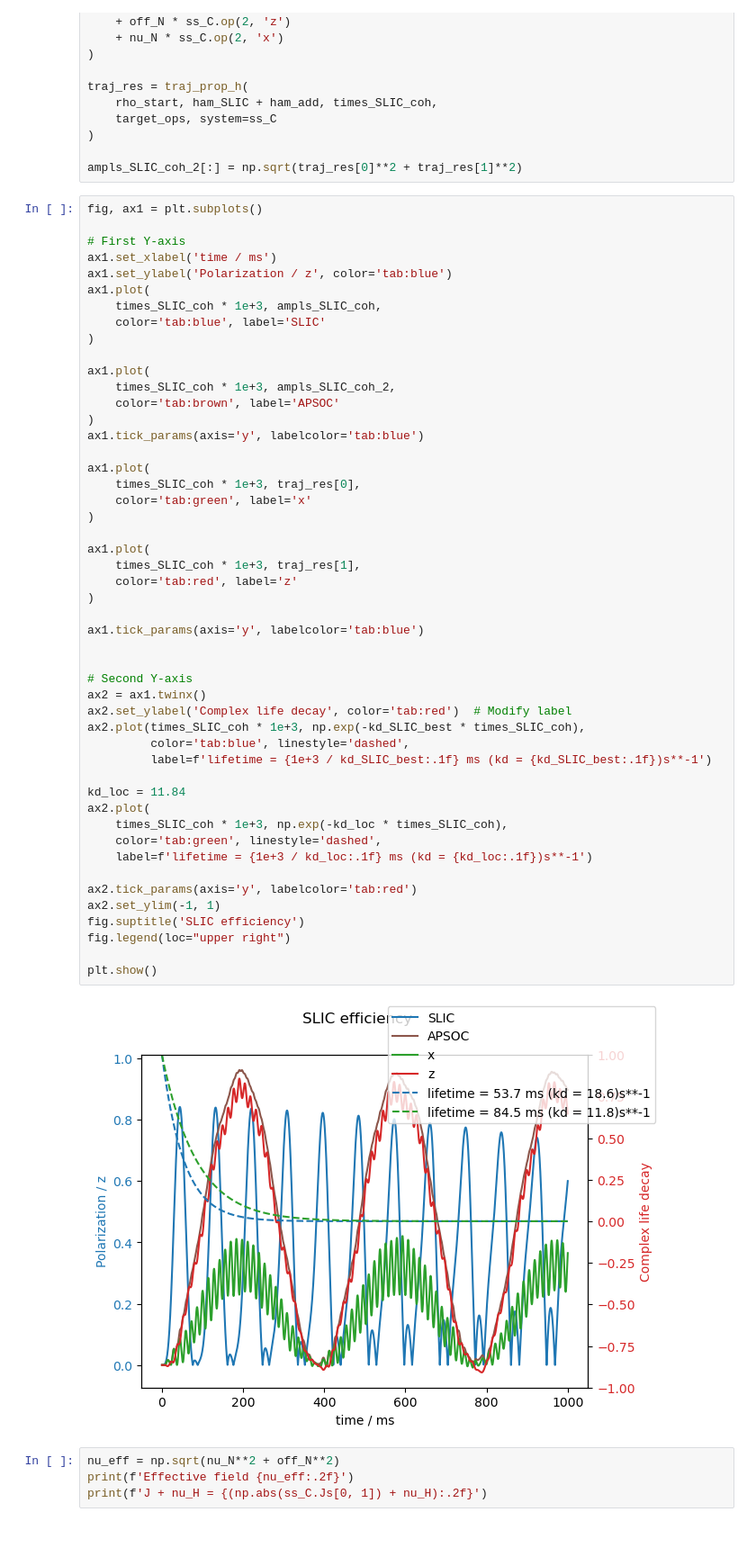
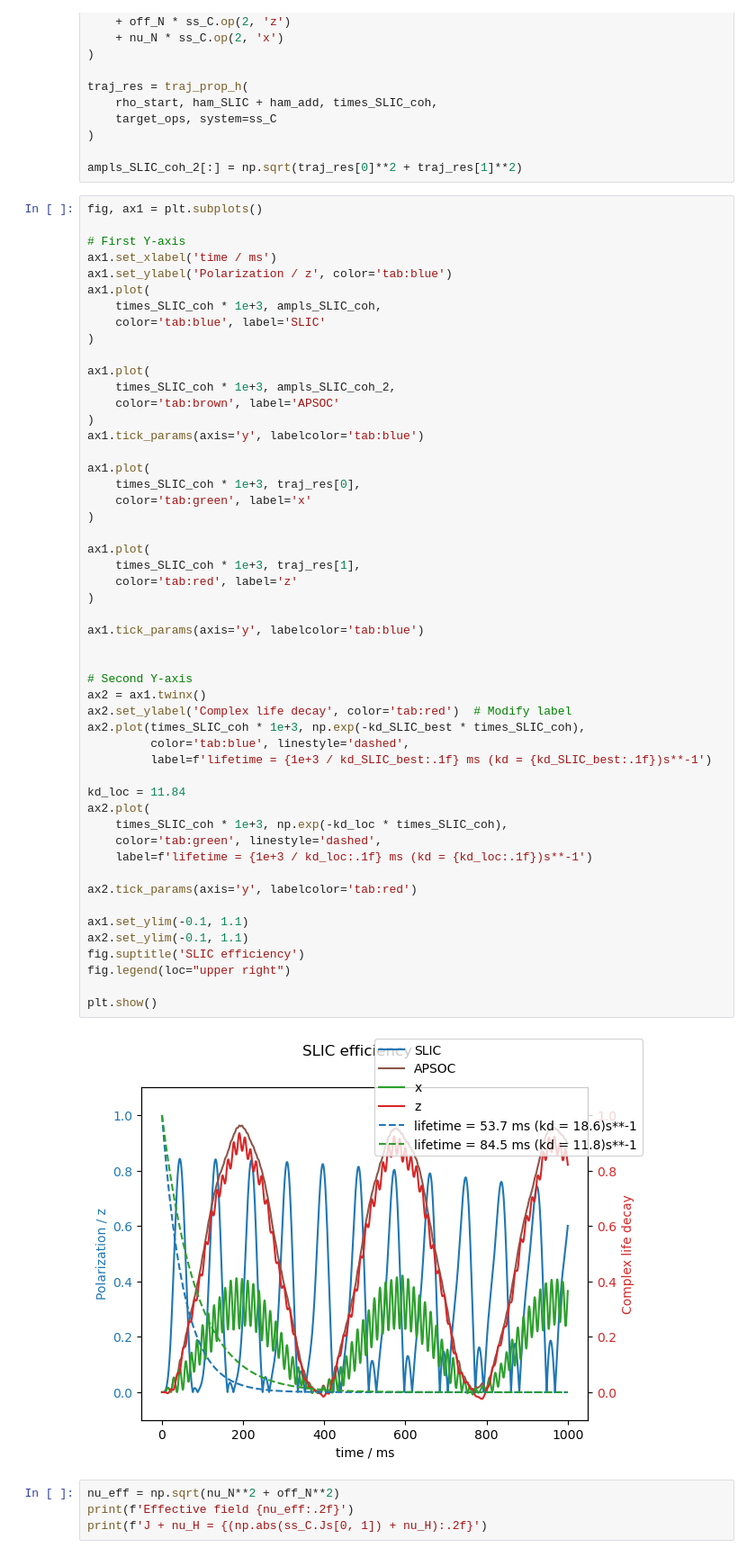
Before and after one commit to L-Siemons/SpinSimulation, a Jupyter notebook: examples/SABRE_PP.ipynb, the cells around one changed output. Shown at 90% size. Saved outputs shown, nothing was run; the diff lists cells and outputs as text.

```diff
--- a/examples/SABRE_PP.ipynb
+++ b/examples/SABRE_PP.ipynb
@@ -1295,35 +1293,37 @@ ax1.plot(
     color='tab:green', label='x'
 )
 
 ax1.plot(
     times_SLIC_coh * 1e+3, traj_res[1],
     color='tab:red', label='z'
 )
 
 ax1.tick_params(axis='y', labelcolor='tab:blue')
 
 
 # Second Y-axis
 ax2 = ax1.twinx()
 ax2.set_ylabel('Complex life decay', color='tab:red')  # Modify label
 ax2.plot(times_SLIC_coh * 1e+3, np.exp(-kd_SLIC_best * times_SLIC_coh),
          color='tab:blue', linestyle='dashed',
          label=f'lifetime = {1e+3 / kd_SLIC_best:.1f} ms (kd = {kd_SLIC_best:.1f})s**-1')
 
 kd_loc = 11.84
 ax2.plot(
     times_SLIC_coh * 1e+3, np.exp(-kd_loc * times_SLIC_coh),
     color='tab:green', linestyle='dashed',
     label=f'lifetime = {1e+3 / kd_loc:.1f} ms (kd = {kd_loc:.1f})s**-1')
 
 ax2.tick_params(axis='y', labelcolor='tab:red')
-ax2.set_ylim(-1, 1)
+
+ax1.set_ylim(-0.1, 1.1)
+ax2.set_ylim(-0.1, 1.1)
 fig.suptitle('SLIC efficiency')
 fig.legend(loc="upper right")
 
 plt.show()
 # %% [output]
-[figure, old version]
+[figure, new version]
 # %%
 nu_eff = np.sqrt(nu_N**2 + off_N**2)
 print(f'Effective field {nu_eff:.2f}')
```
Also changed, not shown: parts of 1 cell of this notebook, 1 other file.
